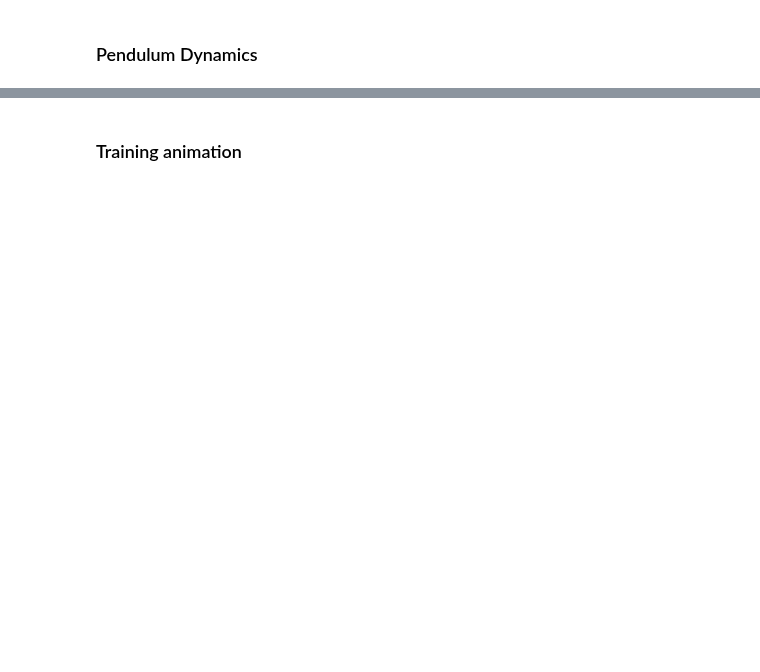
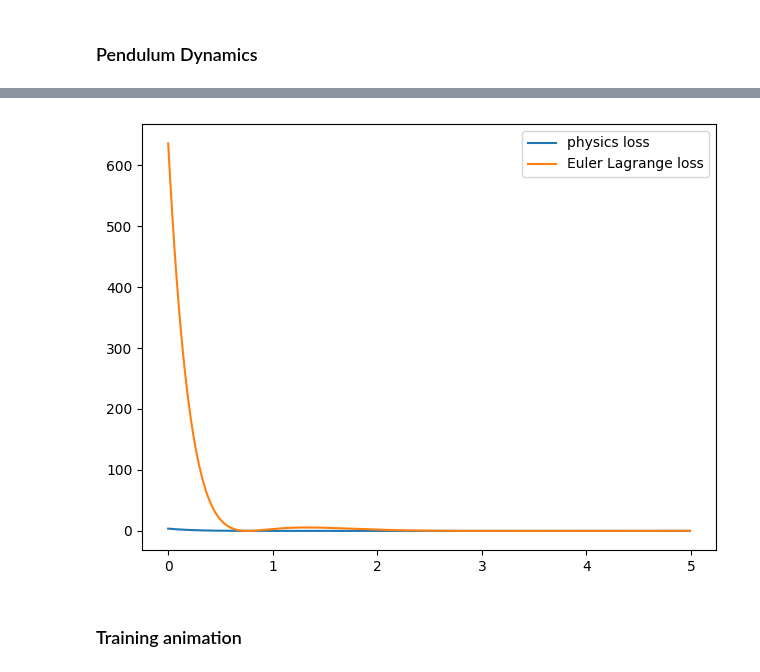
Before and after one commit to losmib/PINNs_fixed_points, a Jupyter notebook: inverted_undamped_pendulum/main.ipynb, the cells around one changed output, grey strips where cells are left out. Cells and saved outputs as stored; diff of their text form; code cells hidden in the pictures; blank space fills up the shorter version.

```diff
--- a/inverted_undamped_pendulum/main.ipynb
+++ b/inverted_undamped_pendulum/main.ipynb
@@ -88,3 +98,7 @@ plot_regularization(PINN)
+# %%
+plot_EL_loss(PINN)
+# %% [output]
+[figure, added]
 # %% [markdown]
 ### Training animation
 # %%
```
Also changed, not shown: parts of 9 cells of this notebook, 17 other files.
